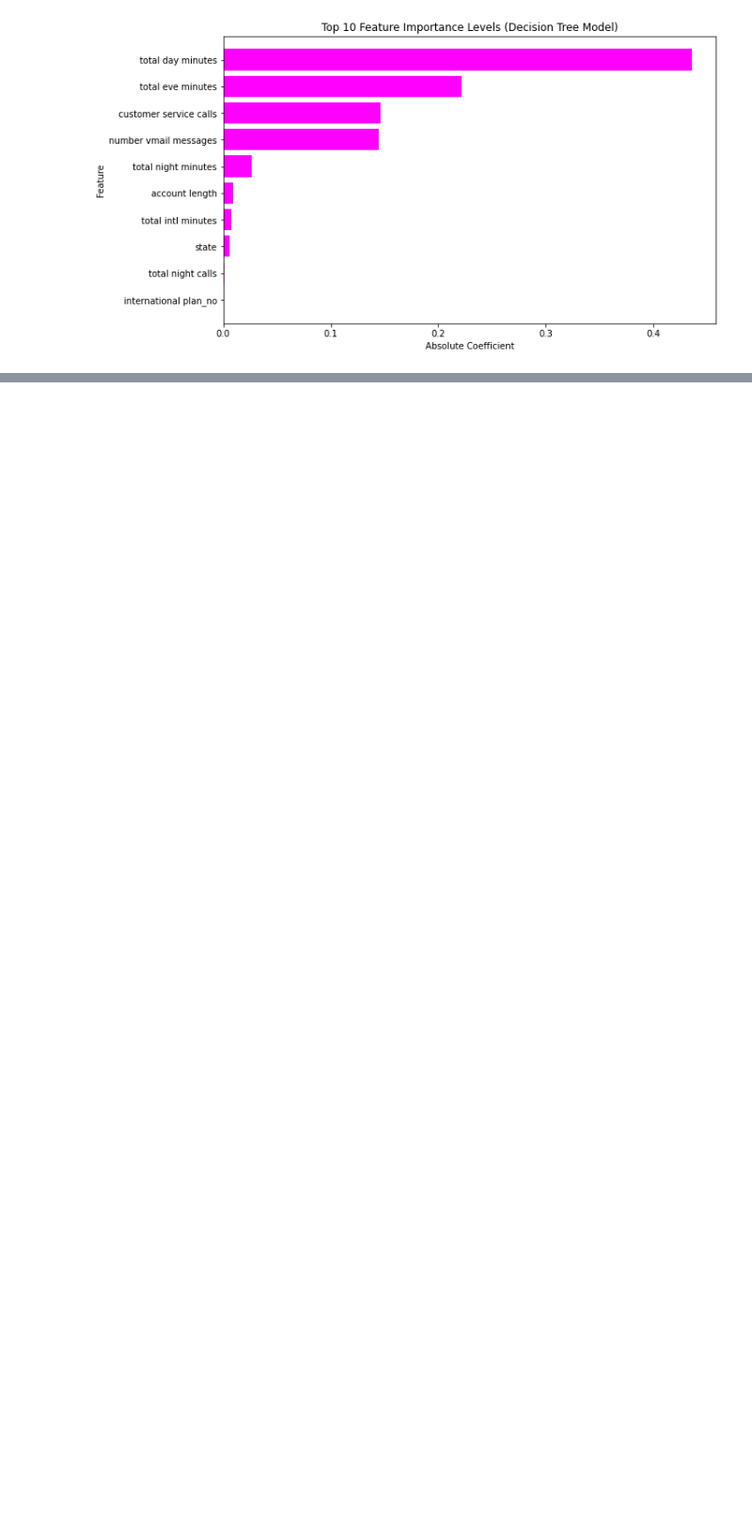
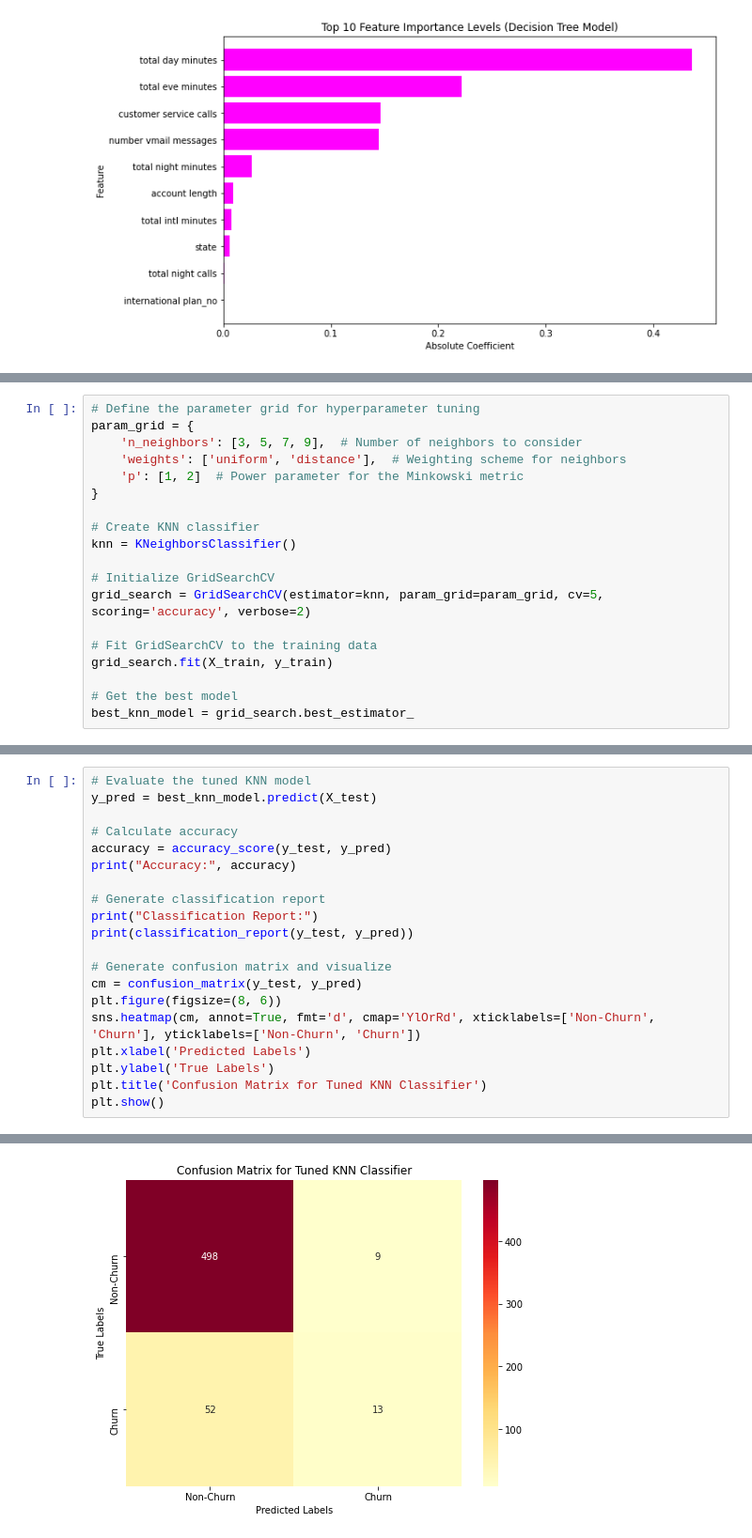
Before and after one commit to Agai-Beryl/Predicting-Customer-Churn-For-A-Leading-Telco-Using-Machine-Learning, a Jupyter notebook: MachineLearning.ipynb, the cells around one changed output, grey strips where cells are left out. Shown at 94% size. Cells and saved outputs as stored; diff of their text form; blank space fills up the shorter version.

Commit message:
Create vanilla and tuned KNN

```diff
--- a/MachineLearning.ipynb
+++ b/MachineLearning.ipynb
@@ -1392,0 +1450,19 @@ plt.show()
+# %%
+# Define the parameter grid for hyperparameter tuning
+param_grid = {
+    'n_neighbors': [3, 5, 7, 9],  # Number of neighbors to consider
+    'weights': ['uniform', 'distance'],  # Weighting scheme for neighbors
+    'p': [1, 2]  # Power parameter for the Minkowski metric
+}
+
+# Create KNN classifier
+knn = KNeighborsClassifier()
+
+# Initialize GridSearchCV
+grid_search = GridSearchCV(estimator=knn, param_grid=param_grid, cv=5, scoring='accuracy', verbose=2)
+
+# Fit GridSearchCV to the training data
+grid_search.fit(X_train, y_train)
+
+# Get the best model
+best_knn_model = grid_search.best_estimator_
@@ -1392,0 +1501,21 @@ plt.show()
+# %%
+# Evaluate the tuned KNN model
+y_pred = best_knn_model.predict(X_test)
+
+# Calculate accuracy
+accuracy = accuracy_score(y_test, y_pred)
+print("Accuracy:", accuracy)
+
+# Generate classification report
+print("Classification Report:")
+print(classification_report(y_test, y_pred))
+
+# Generate confusion matrix and visualize
+cm = confusion_matrix(y_test, y_pred)
+plt.figure(figsize=(8, 6))
+sns.heatmap(cm, annot=True, fmt='d', cmap='YlOrRd', xticklabels=['Non-Churn', 'Churn'], yticklabels=['Non-Churn', 'Churn'])
+plt.xlabel('Predicted Labels')
+plt.ylabel('True Labels')
+plt.title('Confusion Matrix for Tuned KNN Classifier')
+plt.show()
+# %% [output]
@@ -1392,0 +1532 @@ plt.show()
+[figure, added]
```
Also changed, not shown: parts of 13 cells of this notebook.
